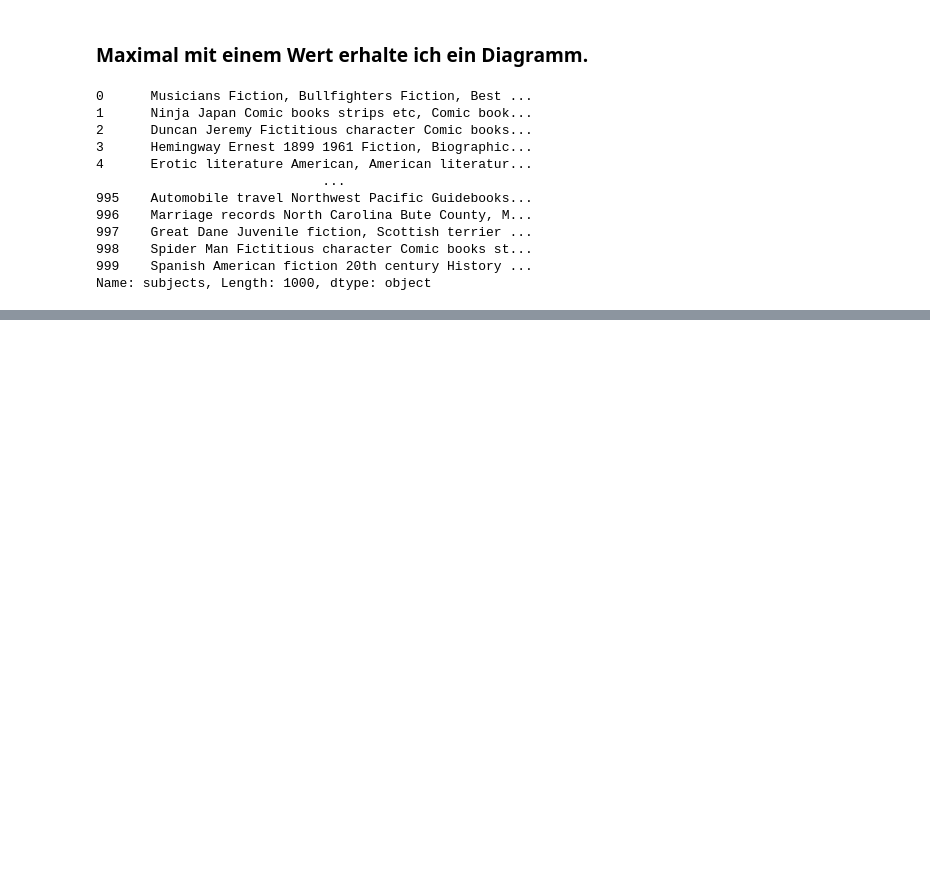
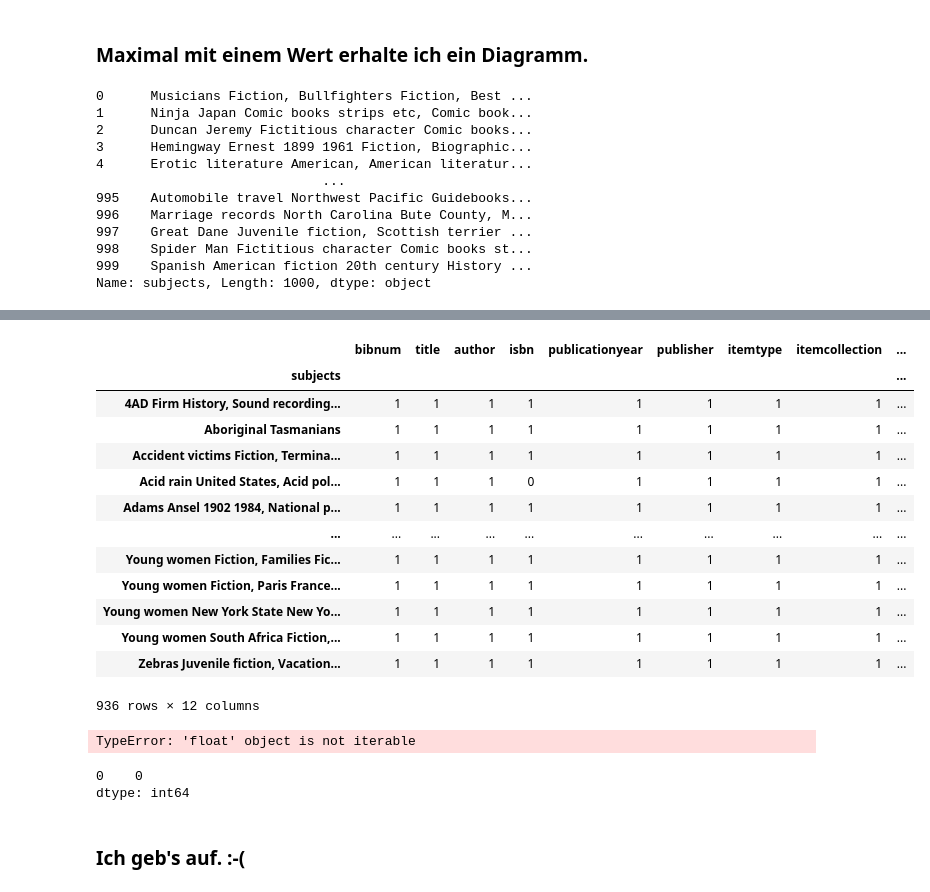
Before and after one commit to janamandrys/Jupyter_Notebook-MALIS, a Jupyter notebook: FOERSTNER_MALIS19.3_AUFGABE2.ipynb, the cells around one changed output, grey strips where cells are left out. Cells and saved outputs as stored; diff of their text form; code cells hidden in the pictures; blank space fills up the shorter version.

```diff
--- a/FOERSTNER_MALIS19.3_AUFGABE2.ipynb
+++ b/FOERSTNER_MALIS19.3_AUFGABE2.ipynb
@@ -371,0 +433,3 @@ print(comic_subjects)
+# %%
+df = apcs
+df.loc [df ['subjects'] == "Comic"]
@@ -371,0 +450,33 @@ print(comic_subjects)
+# %%
+df.groupby (["subjects"]).count ()
+# %% [output]
+|  | bibnum | title | author | isbn | publicationyear | publisher | itemtype | itemcollection | ... |
+| subjects |  |  |  |  |  |  |  |  | ... |
+| 4AD Firm History, Sound recording... | 1 | 1 | 1 | 1 | 1 | 1 | 1 | 1 | ... |
+| Aboriginal Tasmanians | 1 | 1 | 1 | 1 | 1 | 1 | 1 | 1 | ... |
+| Accident victims Fiction, Termina... | 1 | 1 | 1 | 1 | 1 | 1 | 1 | 1 | ... |
+| Acid rain United States, Acid pol... | 1 | 1 | 1 | 0 | 1 | 1 | 1 | 1 | ... |
+| Adams Ansel 1902 1984, National p... | 1 | 1 | 1 | 1 | 1 | 1 | 1 | 1 | ... |
+| ... | ... | ... | ... | ... | ... | ... | ... | ... | ... |
+| Young women Fiction, Families Fic... | 1 | 1 | 1 | 1 | 1 | 1 | 1 | 1 | ... |
+| Young women Fiction, Paris France... | 1 | 1 | 1 | 1 | 1 | 1 | 1 | 1 | ... |
+| Young women New York State New Yo... | 1 | 1 | 1 | 1 | 1 | 1 | 1 | 1 | ... |
+| Young women South Africa Fiction,... | 1 | 1 | 1 | 1 | 1 | 1 | 1 | 1 | ... |
+| Zebras Juvenile fiction, Vacation... | 1 | 1 | 1 | 1 | 1 | 1 | 1 | 1 | ... |
+936 rows × 12 columns
+# %%
+from collections import Counter
+results = Counter()
+df['subjects'].str.lower().str.split().apply(results.update)
+print(results)
+# %% [output]
+TypeError: 'float' object is not iterable
+# %%
+s = pd.Series(['subjects'])
+
+s.str.count('comic')
+# %% [output]
+0    0
+dtype: int64
+# %% [markdown]
+### Ich geb's auf. :-(
```
Also changed, not shown: parts of 26 cells of this notebook.
